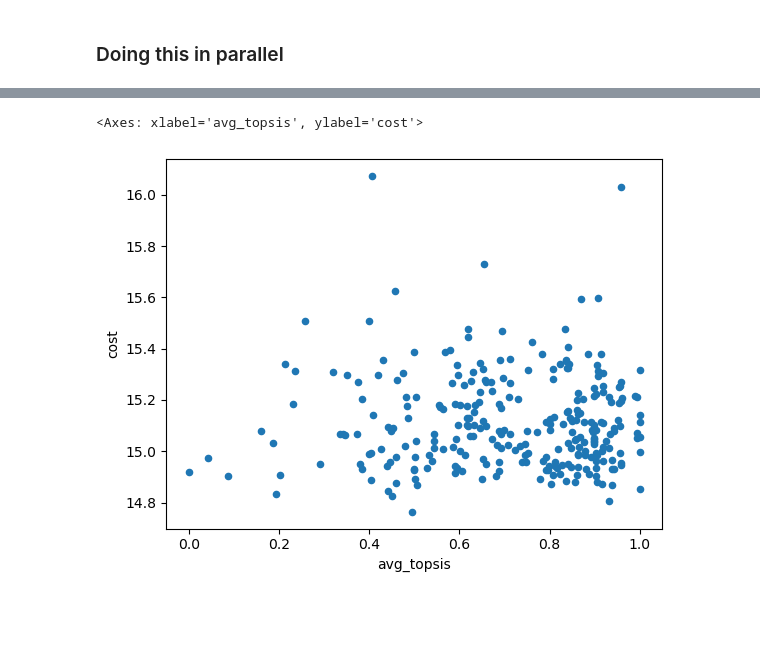
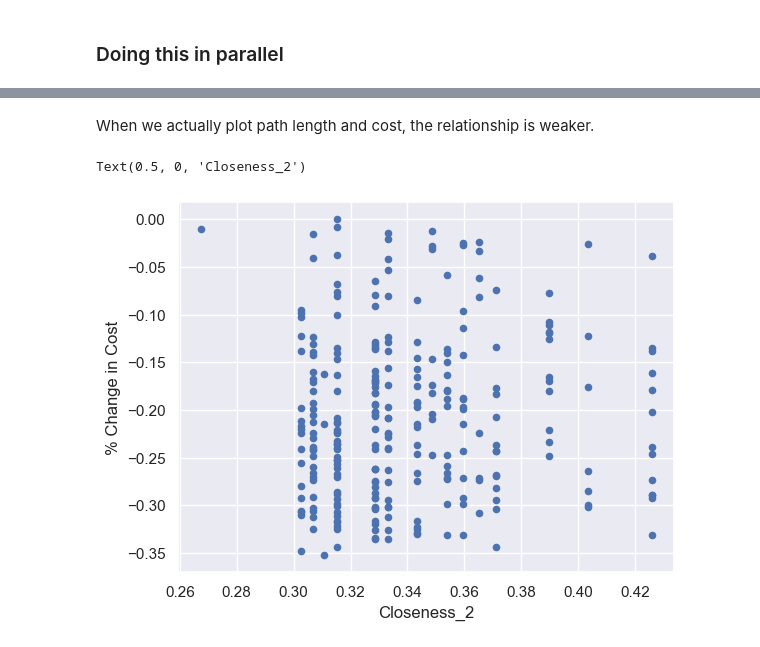
Before and after one commit to 4Freye/bike-stations, a Jupyter notebook: optimal_station_Equilibrium.ipynb, the cells around one changed output, grey strips where cells are left out. Drawn from its saved outputs; the diff is of its cells as text; code cells hidden in the pictures; blank space fills up the shorter version.

```diff
--- a/optimal_station_Equilibrium.ipynb
+++ b/optimal_station_Equilibrium.ipynb
@@ -626,3 +541,12 @@ station_cost_centrality.sort_values(by='cost')
+# %% [markdown]
+When we actually plot path length and cost, the relationship is weaker.
+# %%
+fig = station_cost_centrality.plot.scatter(y='pct_change', x='closeness_2')
+fig.set_ylabel('% Change in Cost')
+fig.set_xlabel('Closeness_2')
+# %% [output]
+Text(0.5, 0, 'Closeness_2')
+[figure, added]
 # %%
 centrality_dict = station_cost_centrality[['station1','closeness_x', 'betweenness_x', 'degree_x']].set_index('station1').to_dict(orient='dict')
 # %%
@@ -649,8 +573,3 @@ def get_topsis(closeness_centr,between_centr,degr_centr):
 # %%
 topsis = get_topsis(centrality_dict['closeness_x'], centrality_dict['betweenness_x'], centrality_dict['degree_x']).sort_values(by='topsis', ascending=False)
 station_cost_topsis = station_cost_centrality.merge(topsis[['topsis']], how='left', left_on='station1', right_index=True).merge(topsis[['topsis']], how='left', left_on='station2', right_index=True)
-# %%
-pd.concat([station_cost_topsis[['topsis_x', 'topsis_y']].mean(axis=1), np.log(station_cost_centrality.cost)], axis=1).rename({0:'avg_topsis'}, axis=1).plot.scatter(x='avg_topsis', y= 'cost')
-# %% [output]
-<Axes: xlabel='avg_topsis', ylabel='cost'>
-[figure, removed]
```
Also changed, not shown: parts of 37 cells of this notebook, 1 other file.
